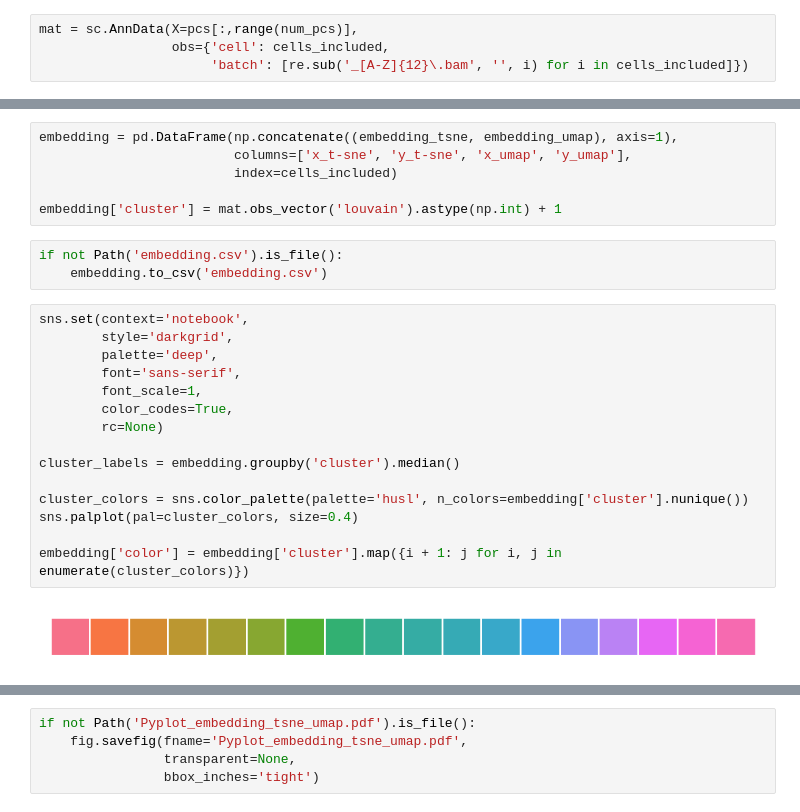
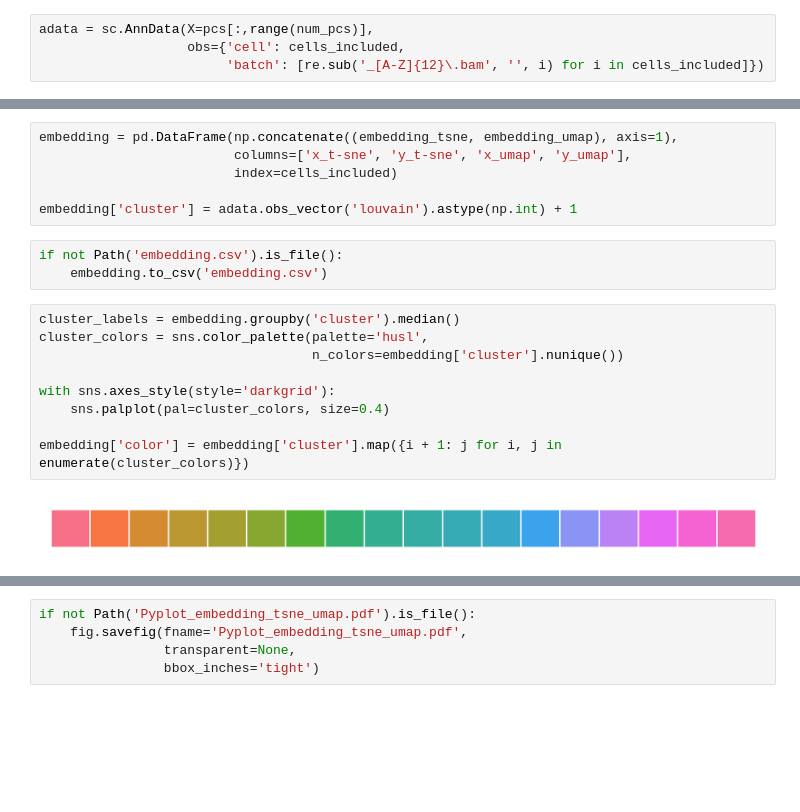
Before and after one commit to jlduan/Reprogram-Seq, a Jupyter notebook: notebooks/jupyter_notebooks/clustering.ipynb, the cells around one changed output, grey strips where cells are left out. Cells and saved outputs as stored; diff of their text form; blank space fills up the shorter version.

```diff
--- a/notebooks/jupyter_notebooks/clustering.ipynb
+++ b/notebooks/jupyter_notebooks/clustering.ipynb
@@ -319,7 +321,7 @@ Tue Jul  2 00:12:55 2019 Finished embedding
 # %% [markdown]
 # Clustering
 # %%
-mat = sc.AnnData(X=pcs[:,range(num_pcs)],
-                 obs={'cell': cells_included,
-                      'batch': [re.sub('_[A-Z]{12}\.bam', '', i) for i in cells_included]})
+adata = sc.AnnData(X=pcs[:,range(num_pcs)],
+                   obs={'cell': cells_included,
+                        'batch': [re.sub('_[A-Z]{12}\.bam', '', i) for i in cells_included]})
 # %%
@@ -390,27 +390,21 @@ embedding = pd.DataFrame(np.concatenate((embedding_tsne, embedding_umap), axis=1
                          columns=['x_t-sne', 'y_t-sne', 'x_umap', 'y_umap'],
                          index=cells_included)
 
-embedding['cluster'] = mat.obs_vector('louvain').astype(np.int) + 1
+embedding['cluster'] = adata.obs_vector('louvain').astype(np.int) + 1
 # %%
 if not Path('embedding.csv').is_file():
     embedding.to_csv('embedding.csv')
 # %%
-sns.set(context='notebook',
-        style='darkgrid',
-        palette='deep',
-        font='sans-serif',
-        font_scale=1,
-        color_codes=True,
-        rc=None)
+cluster_labels = embedding.groupby('cluster').median()
+cluster_colors = sns.color_palette(palette='husl',
+                                   n_colors=embedding['cluster'].nunique())
 
-cluster_labels = embedding.groupby('cluster').median()
-
-cluster_colors = sns.color_palette(palette='husl', n_colors=embedding['cluster'].nunique())
-sns.palplot(pal=cluster_colors, size=0.4)
+with sns.axes_style(style='darkgrid'):
+    sns.palplot(pal=cluster_colors, size=0.4)
 
 embedding['color'] = embedding['cluster'].map({i + 1: j for i, j in enumerate(cluster_colors)})
 # %% [output]
-[figure, old version]
+[figure, new version]
 # %%
 vis_methods = ['t-SNE', 'UMAP']
 
```
Also changed, not shown: parts of 9 cells of this notebook.
